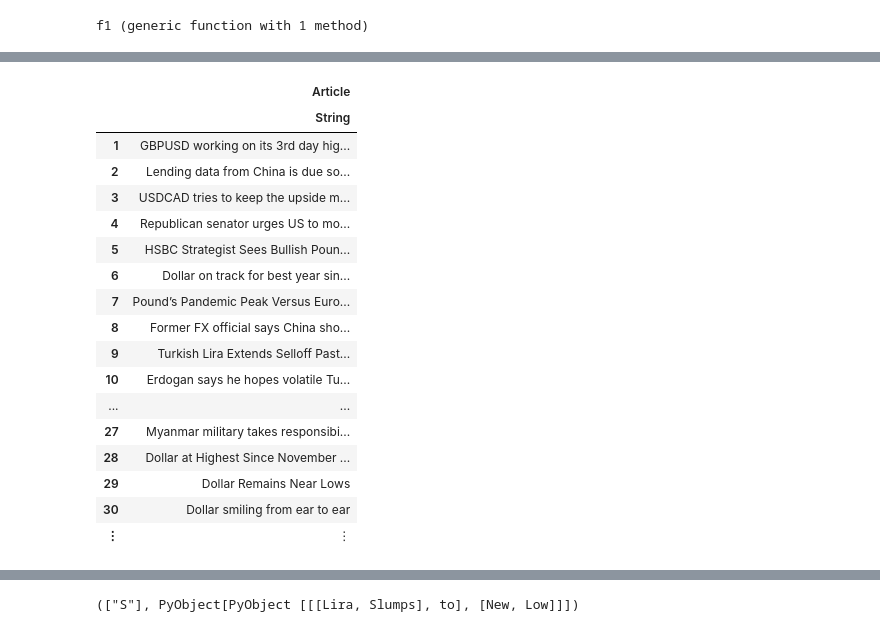
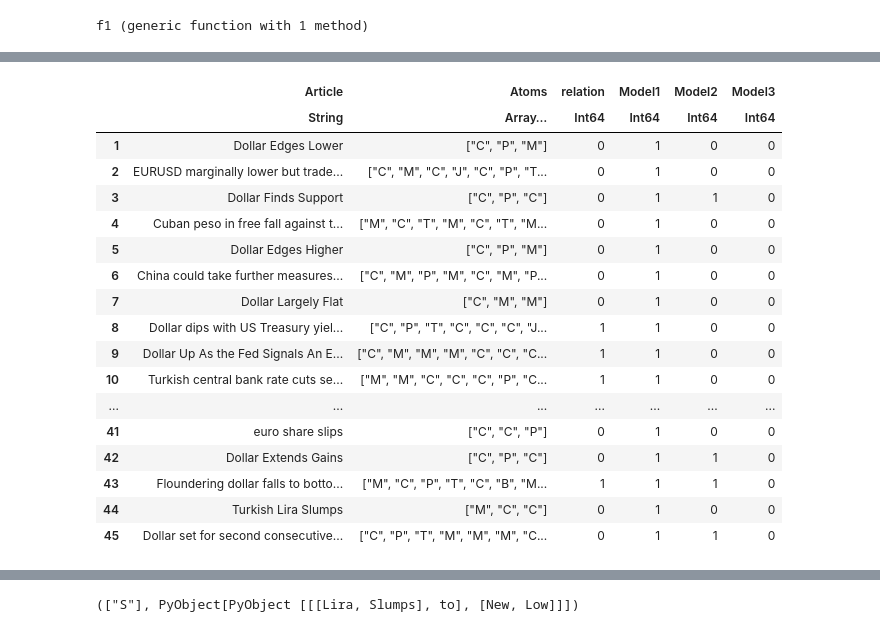
Before and after one commit to fmordarski/semantic_hypergraphs_nlp, a Jupyter notebook: second_stage.ipynb, the cells around one changed output, grey strips where cells are left out. Drawn from its saved outputs; the diff is of its cells as text; code cells hidden in the pictures.

Commit message:
articles adjustments

```diff
--- a/second_stage.ipynb
+++ b/second_stage.ipynb
@@ -71,11 +75,13 @@ PyPlot.savefig("atoms.png");
 # %% [output]
 [figure]
 # %%
-predicates = ["dips", "rebounds", "firms"]
+# predicates = ["dips", "rebounds", "firms"]
+predicates = ["dips", "rebounds", "firms", "posts",
+              "edges", "hikes", "ticks", "struggles", "ends"]
 currencies = ["pound", "dollar", "sterling", "euro", "dollar", "lira", "aussie",
               "gbpusd", "gbp", "usdcad", "sterlin", "myanmar", "yuan", "zloty", "forint",
               "yen", "usd/cad", "ruble", "lebanon's", "rouble", "swiss", "rupee",
-              "eur/usd"];
+              "eurusd"];
 # %%
 function get_hg_tokens(text, atoms, currencies=[], predicates=[])
     doc = nlp(text)
@@ -141,20 +147,32 @@ any(x -> lowercase(x) in ["to", "for"], x)
 # %% [output]
 true
 # %%
-function check_connector(input)
-    last_tokens = input[1]
-    t_index = findall(x->x == "T", last_tokens)
+function check_connector(doc, atoms)
+#     last_tokens = input[1]
+#     t_index = findall(x->x == "T", last_tokens)
+#     if length(t_index) == 0
+#         return true
+#     else
+#         t_texts = []
+#         for token in input[2][t_index]
+#             try
+#                 append!(t_texts, [token.text])
+#             catch e
+#             end
+#         end
+#         if any(y-> lowercase(y) in ["to", "for"], t_texts)
+#             return false
+#         else
+#             return true
+#         end
+#     end
+    t_index = findall(x->x == "T", atoms)
+    texts = [token.text for token in doc]
     if length(t_index) == 0
         return true
     else
-        t_texts = []
-        for token in input[2][t_index]
-            try
-                append!(t_texts, [token.text])
-            catch e
-            end
-        end
-        if any(y-> lowercase(y) in ["to", "for"], t_texts)
+        t_texts = texts[t_index]
+        if all(y -> lowercase(y) in ["to", "for"], t_texts)
             return false
         else
             return true
@@ -170,10 +188,11 @@ function model_3(article, atoms, currencies_list, predicates)
     out = get_hg_tokens(article, atoms, currencies_list, predicates)
 #     if (!(out == nothing) & (any(y -> occursin(y, lowercase(article)), currencies_list)))
     if !(out == nothing)
+        conn = check_connector(doc, atoms)
         indexes = findall(x -> x in ['S', 'R'], out[3])
         for index in indexes
             relations = findall(x -> x==1, out[1][:, index])
-            if length(relations) > 3
+            if (length(relations) > 3) & (conn)
                 for word in relations
                     curr = check_curr(doc[word], currencies_list)
                     if curr
@@ -264,3 +281,3 @@ f1(prec, rec)
 # %%
-false_negative = filter(row -> (row["Model3"] == 1) & (row["relation"] == 0), data)
+false_negative = filter(row -> (row["Model1"] == 1) & (row["Model3"] == 0), data)
 # %% [output]
@@ -268,19 +285,19 @@ false_negative = filter(row -> (row["Model3"] == 1) & (row["relation"] == 0), da
-|  | Article |
-|  | String |
-| 1 | GBPUSD working on its 3rd day hig... |
-| 2 | Lending data from China is due so... |
-| 3 | USDCAD tries to keep the upside m... |
-| 4 | Republican senator urges US to mo... |
-| 5 | HSBC Strategist Sees Bullish Poun... |
-| 6 | Dollar on track for best year sin... |
-| 7 | Pound’s Pandemic Peak Versus Euro... |
-| 8 | Former FX official says China sho... |
-| 9 | Turkish Lira Extends Selloff Past... |
-| 10 | Erdogan says he hopes volatile Tu... |
-| ... | ... |
-| 27 | Myanmar military takes responsibi... |
-| 28 | Dollar at Highest Since November ... |
-| 29 | Dollar Remains Near Lows |
-| 30 | Dollar smiling from ear to ear |
-| ⋮ | ⋮ |
+|  | Article | Atoms | relation | Model1 | Model2 | Model3 |
+|  | String | Array… | Int64 | Int64 | Int64 | Int64 |
+| 1 | Dollar Edges Lower | ["C", "P", "M"] | 0 | 1 | 0 | 0 |
+| 2 | EURUSD marginally lower but trade... | ["C", "M", "C", "J", "C", "P", "T... | 0 | 1 | 0 | 0 |
+| 3 | Dollar Finds Support | ["C", "P", "C"] | 0 | 1 | 1 | 0 |
+| 4 | Cuban peso in free fall against t... | ["M", "C", "T", "M", "C", "T", "M... | 0 | 1 | 0 | 0 |
+| 5 | Dollar Edges Higher | ["C", "P", "M"] | 0 | 1 | 0 | 0 |
+| 6 | China could take further measures... | ["C", "M", "P", "M", "C", "M", "P... | 0 | 1 | 0 | 0 |
+| 7 | Dollar Largely Flat | ["C", "M", "M"] | 0 | 1 | 0 | 0 |
+| 8 | Dollar dips with US Treasury yiel... | ["C", "P", "T", "C", "C", "C", "J... | 1 | 1 | 0 | 0 |
+| 9 | Dollar Up As the Fed Signals An E... | ["C", "M", "M", "M", "C", "C", "C... | 1 | 1 | 0 | 0 |
+| 10 | Turkish central bank rate cuts se... | ["M", "M", "C", "C", "C", "P", "C... | 1 | 1 | 0 | 0 |
+| ... | ... | ... | ... | ... | ... | ... |
+| 41 | euro share slips | ["C", "C", "P"] | 0 | 1 | 0 | 0 |
+| 42 | Dollar Extends Gains | ["C", "P", "C"] | 0 | 1 | 1 | 0 |
+| 43 | Floundering dollar falls to botto... | ["M", "C", "P", "T", "C", "B", "M... | 1 | 1 | 1 | 0 |
+| 44 | Turkish Lira Slumps | ["M", "C", "C"] | 0 | 1 | 0 | 0 |
+| 45 | Dollar set for second consecutive... | ["C", "P", "T", "M", "M", "M", "C... | 0 | 1 | 1 | 0 |
 # %%
```
Also changed, not shown: parts of 21 cells of this notebook, 2 other files.
